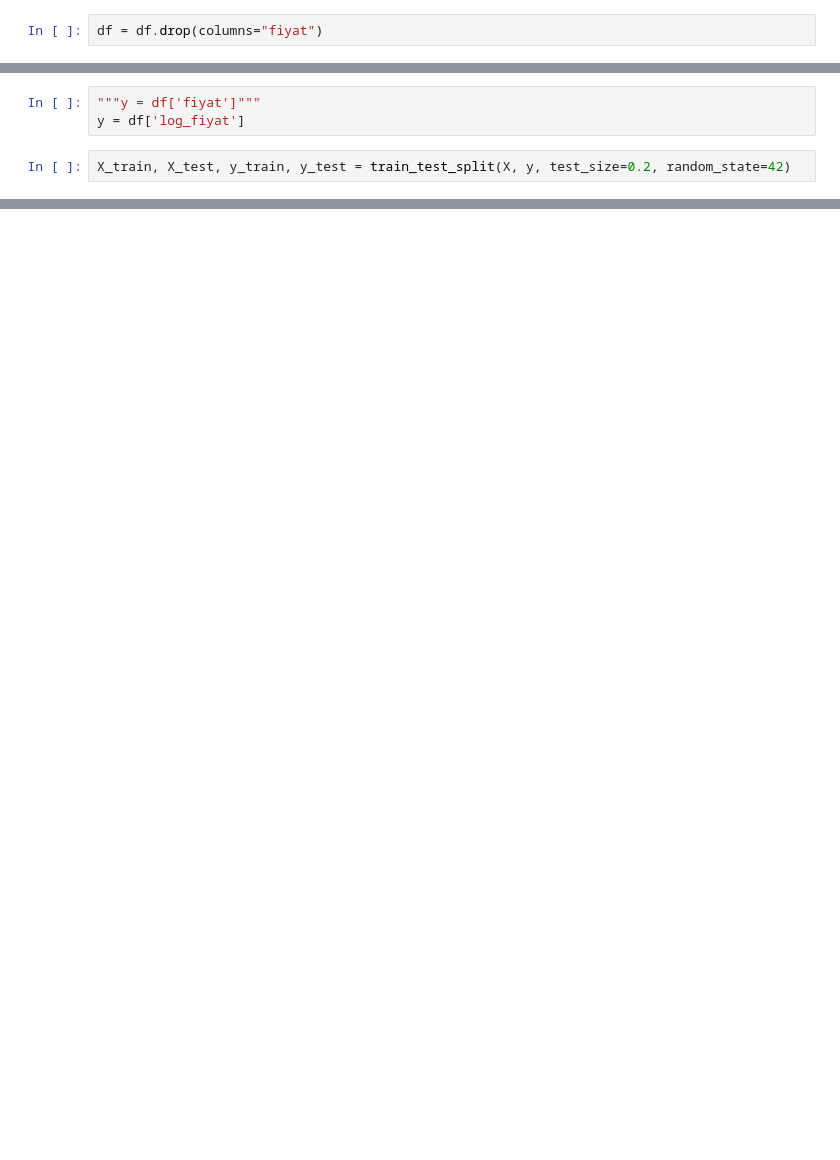
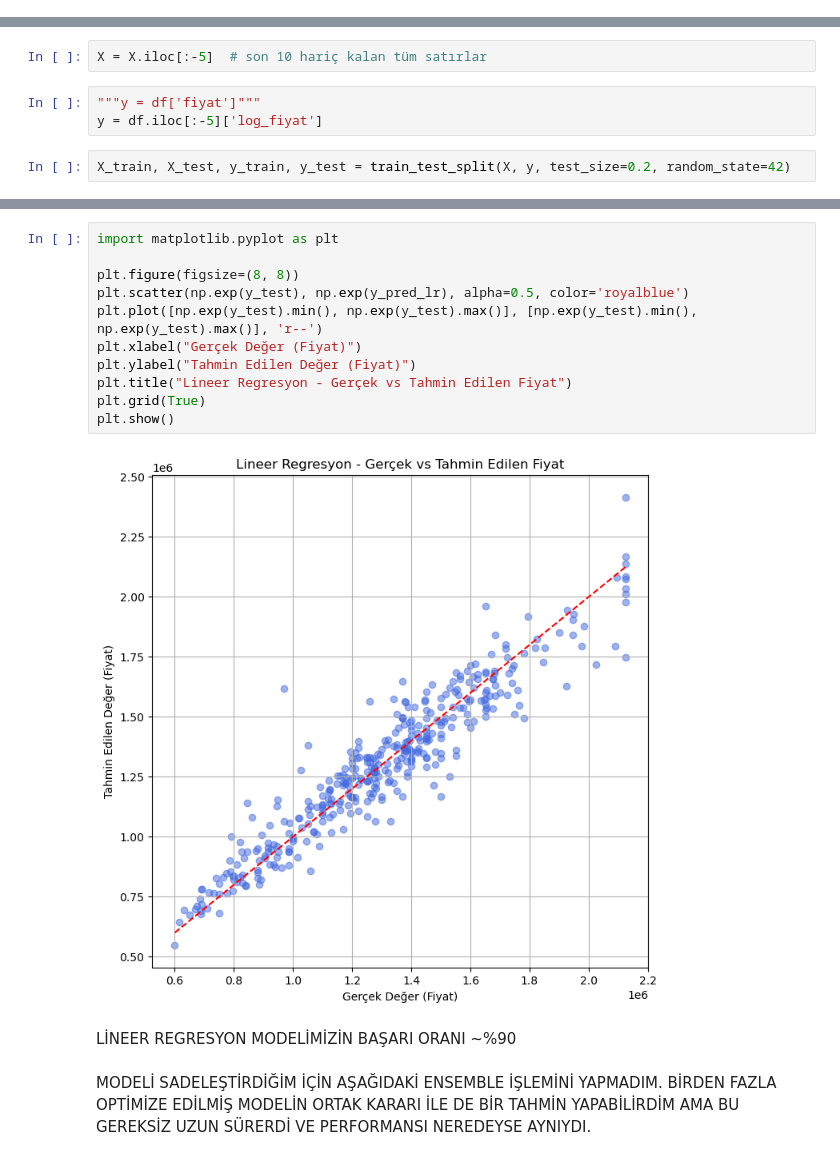
Before and after one commit to emirhangull/araba_fiyat_tahmin, a Jupyter notebook: model.ipynb, the cells around one changed output, grey strips where cells are left out. Saved outputs shown, nothing was run; the diff lists cells and outputs as text; blank space fills up the shorter version.

```diff
--- a/model.ipynb
+++ b/model.ipynb
@@ -15,8 +15,6 @@ from xgboost import XGBClassifier, XGBRegressor
 import matplotlib.pyplot as plt
 # %%
 df = pd.read_csv('df_feature_engineered.csv')
-# %%
-df = df.drop(columns="fiyat")
 # %%
 list(df.select_dtypes(exclude=['object']).columns)
 # %% [output]
@@ -59,6 +43,8 @@ X
+# %%
+X = X.iloc[:-5]  # son 10 hariç kalan tüm satırlar
 # %%
 """y = df['fiyat']"""
-y = df['log_fiyat']
+y = df.iloc[:-5]['log_fiyat']
 # %%
 X_train, X_test, y_train, y_test = train_test_split(X, y, test_size=0.2, random_state=42)
 # %%
@@ -78 +71,20 @@ Linear Regression: Test MSE = 0.0069, Test R2 = 0.9036
+# %%
+import matplotlib.pyplot as plt
+
+plt.figure(figsize=(8, 8))
+plt.scatter(np.exp(y_test), np.exp(y_pred_lr), alpha=0.5, color='royalblue')
+plt.plot([np.exp(y_test).min(), np.exp(y_test).max()], [np.exp(y_test).min(), np.exp(y_test).max()], 'r--')
+plt.xlabel("Gerçek Değer (Fiyat)")
+plt.ylabel("Tahmin Edilen Değer (Fiyat)")
+plt.title("Lineer Regresyon - Gerçek vs Tahmin Edilen Fiyat")
+plt.grid(True)
+plt.show()
+# %% [output]
+[figure, added]
+# %% [markdown]
+LİNEER REGRESYON MODELİMİZİN BAŞARI ORANI ~%90
+# %% [markdown]
+MODELİ SADELEŞTİRDİĞİM İÇİN AŞAĞIDAKİ ENSEMBLE İŞLEMİNİ YAPMADIM.
+BİRDEN FAZLA OPTİMİZE EDİLMİŞ MODELİN ORTAK KARARI İLE DE BİR TAHMİN YAPABİLİRDİM AMA BU GEREKSİZ UZUN SÜRERDİ
+VE PERFORMANSI NEREDEYSE AYNIYDI.
 # %%
```
Also changed, not shown: parts of 14 cells of this notebook, 16 other files.
